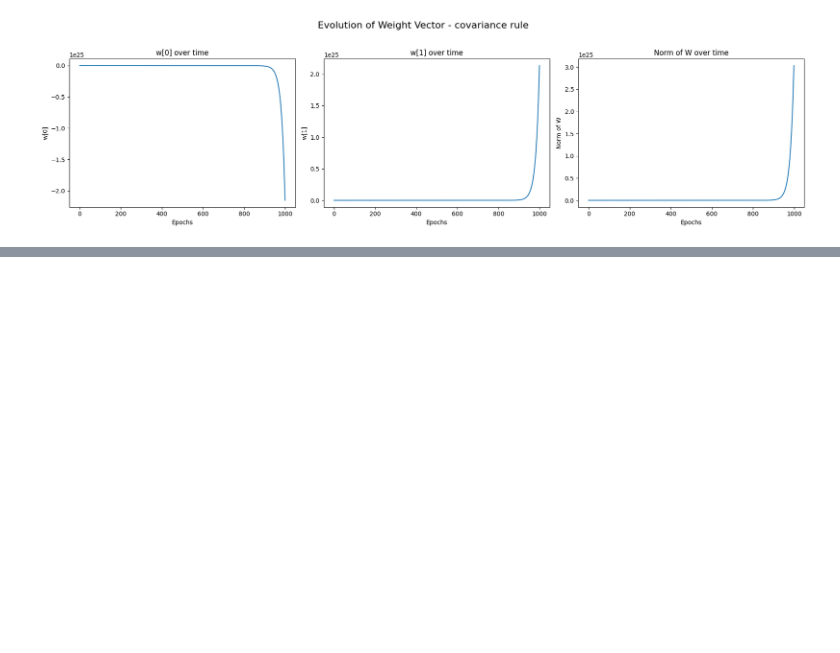
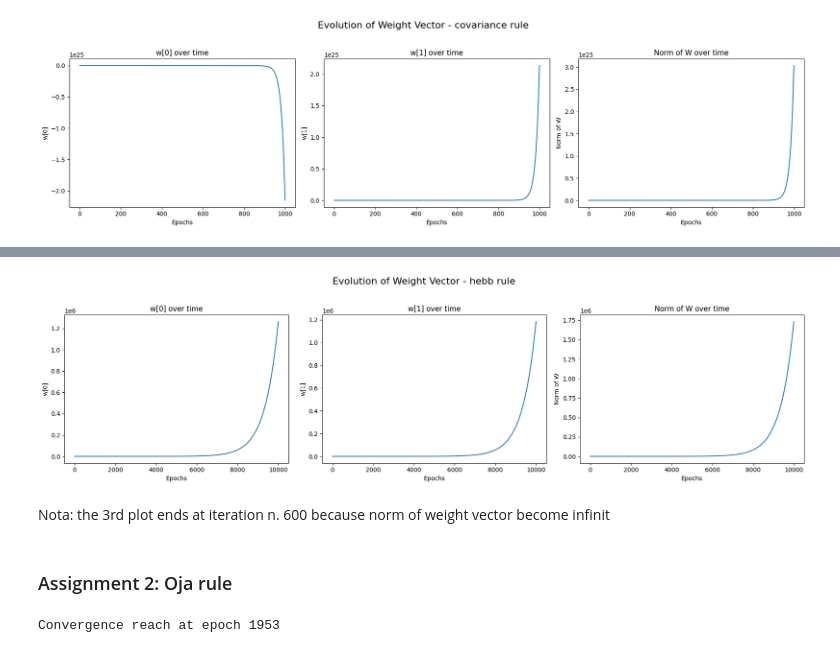
Before and after one commit to francealip/cns_lab, a Jupyter notebook: LAB2_1/hebb_rule.ipynb, the cells around one changed output, grey strips where cells are left out. Drawn from its saved outputs; the diff is of its cells as text; code cells hidden in the pictures; blank space fills up the shorter version.

```diff
--- a/LAB2_1/hebb_rule.ipynb
+++ b/LAB2_1/hebb_rule.ipynb
@@ -212,0 +281,19 @@ plot_2(tspan, w_history, "covariance_rule")
+# %%
+tspan = np.arange(0, convergence, 1)
+plot_2(tspan, w_history, "hebb_rule", "dataset_2")
+# %% [output]
+[figure, added]
+# %% [markdown]
+Nota: the 3rd plot ends at iteration n. 600 because norm of weight vector become infinit
+# %% [markdown]
+### Assignment 2: Oja rule
+# %%
+epochs = 10000
+lr = 0.001
+delta = 0.000001
+alpha = 0.01
+
+w, w_history, convergence = firing_rate_model("oja", u, epochs, lr, delta, alpha=alpha, seed=42)
+save_weights(w_history, "oja_rule", "dataset_2")
+# %% [output]
+Convergence reach at epoch 1953
```
Also changed, not shown: parts of 48 cells of this notebook, 1 other file.
